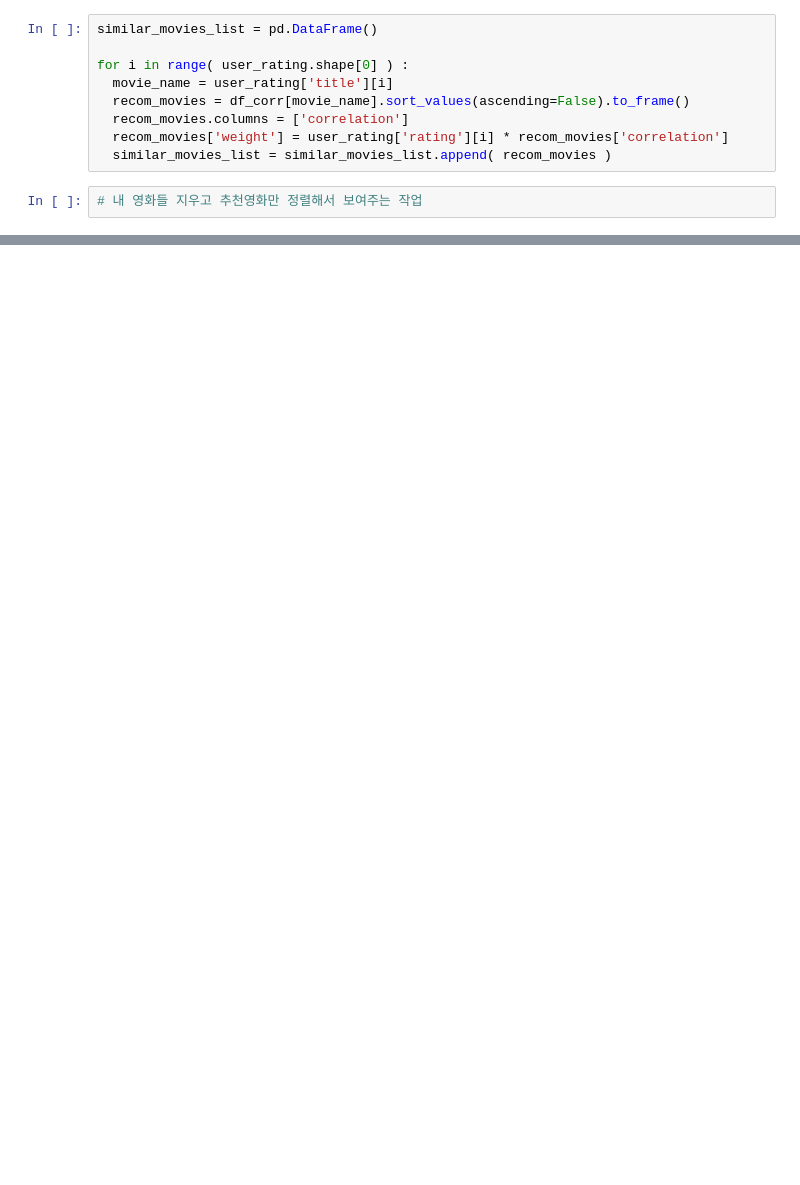
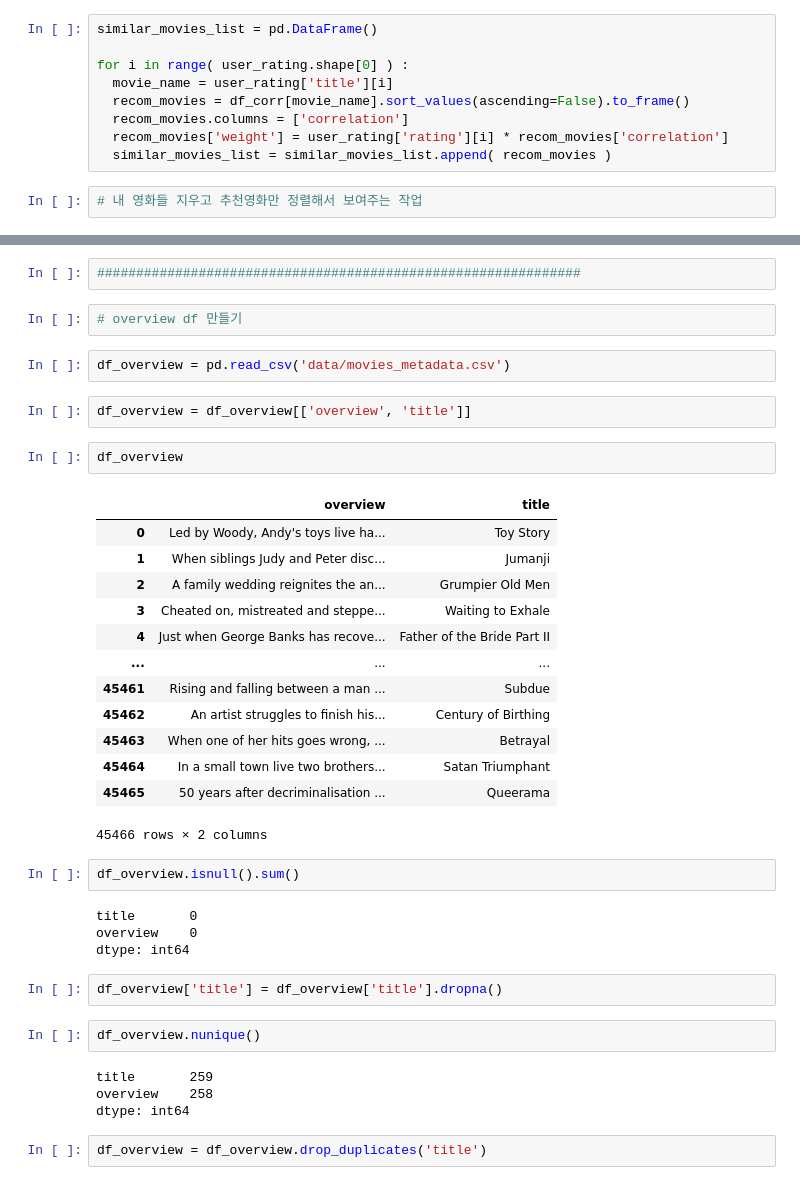
Before and after one commit to seong10/yh-seo10, a Jupyter notebook: project/movie/movie_organize - 라스트.ipynb, the cells around one changed output, grey strips where cells are left out. Saved outputs shown, nothing was run; the diff lists cells and outputs as text; blank space fills up the shorter version.

```diff
--- a/project/movie/movie_organize - 라스트.ipynb
+++ b/project/movie/movie_organize - 라스트.ipynb
@@ -419,0 +361,40 @@ my_movie.loc[ : , 'title' ].to_frame().head(5)
+# %%
+##############################################################
+# %%
+# overview df 만들기
+# %%
+df_overview = pd.read_csv('data/movies_metadata.csv')
+# %%
+df_overview = df_overview[['overview', 'title']]
+# %%
+df_overview
+# %% [output]
+|  | overview | title |
+| 0 | Led by Woody, Andy's toys live ha... | Toy Story |
+| 1 | When siblings Judy and Peter disc... | Jumanji |
+| 2 | A family wedding reignites the an... | Grumpier Old Men |
+| 3 | Cheated on, mistreated and steppe... | Waiting to Exhale |
+| 4 | Just when George Banks has recove... | Father of the Bride Part II |
+| ... | ... | ... |
+| 45461 | Rising and falling between a man ... | Subdue |
+| 45462 | An artist struggles to finish his... | Century of Birthing |
+| 45463 | When one of her hits goes wrong, ... | Betrayal |
+| 45464 | In a small town live two brothers... | Satan Triumphant |
+| 45465 | 50 years after decriminalisation ... | Queerama |
+45466 rows × 2 columns
+# %%
+df_overview.isnull().sum()
+# %% [output]
+title       0
+overview    0
+dtype: int64
+# %%
+df_overview['title'] = df_overview['title'].dropna()
+# %%
+df_overview.nunique()
+# %% [output]
+title       259
+overview    258
+dtype: int64
+# %%
+df_overview = df_overview.drop_duplicates('title')
```
Also changed, not shown: parts of 37 cells of this notebook, 4 other files.
